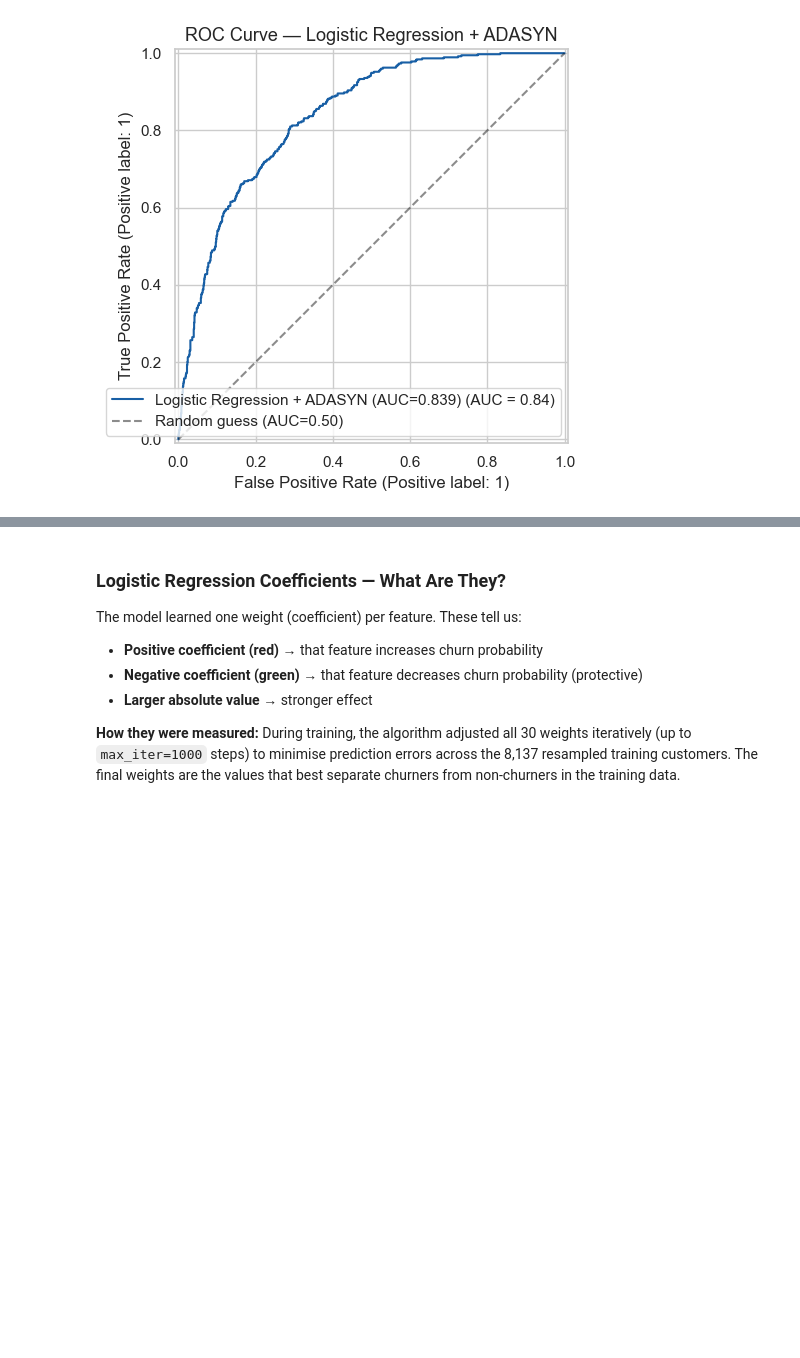
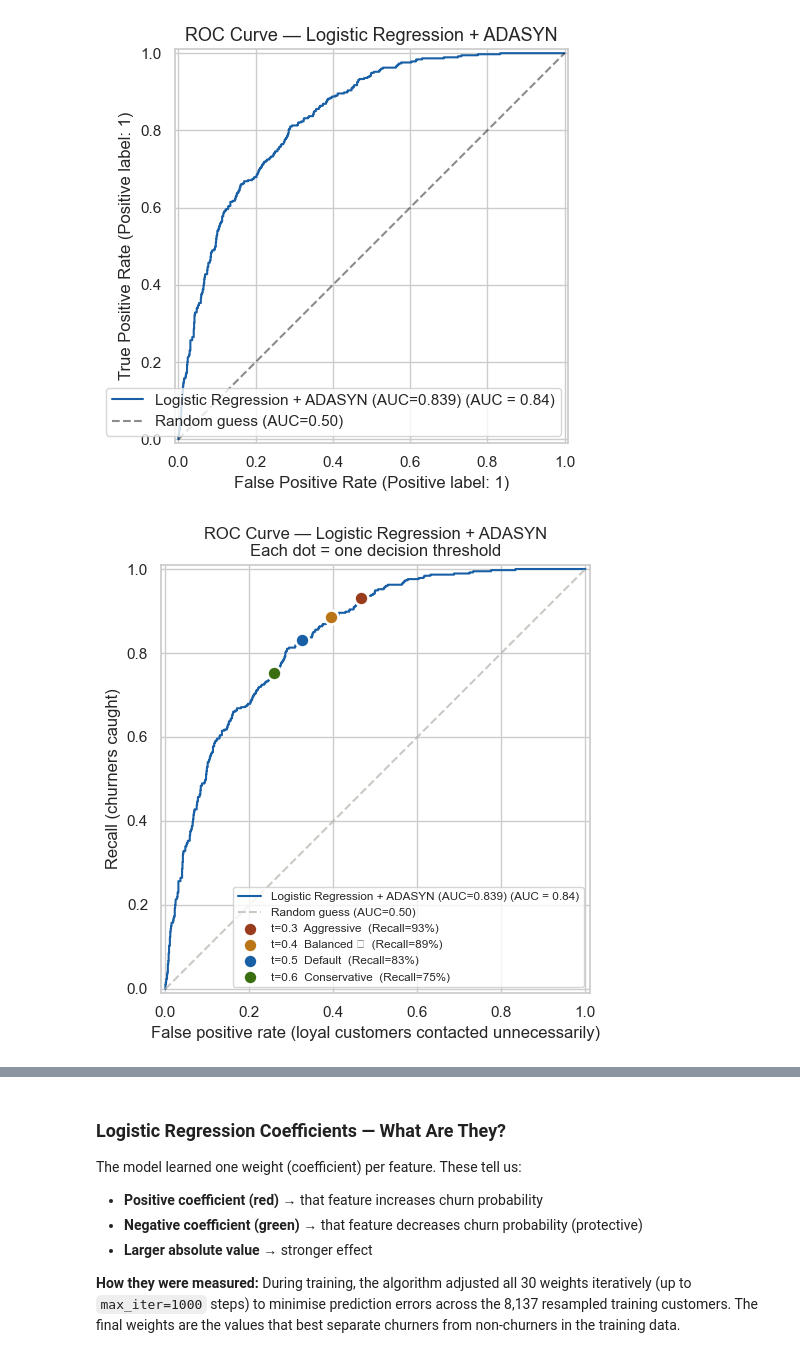
Before and after one commit to talesthury/htw_mpmd_2025_advanced_analytics_churn_prediction, a Jupyter notebook: notebook/telco_churn_crisp_dm.ipynb, the cells around one changed output, grey strips where cells are left out. Saved outputs shown, nothing was run; the diff lists cells and outputs as text; code cells hidden in the pictures; blank space fills up the shorter version.

```diff
--- a/notebook/telco_churn_crisp_dm.ipynb
+++ b/notebook/telco_churn_crisp_dm.ipynb
@@ -671,3 +863,41 @@ plt.tight_layout()
 plt.show()
 # %% [output]
 [figure]
+# %%
+# ── ROC CURVE WITH THRESHOLD MARKERS ──────────────────────────────────────────
+fig, ax = plt.subplots(figsize=(7, 5.5))
+
+RocCurveDisplay.from_predictions(
+    y_test, y_prob,
+    name=f'Logistic Regression + ADASYN (AUC={roc_auc_score(y_test, y_prob):.3f})',
+    ax=ax, color='#185FA5')
+
+ax.plot([0,1],[0,1],'--', color='#B4B2A9',
+        label='Random guess (AUC=0.50)', alpha=0.7)
+
+tested  = [0.30, 0.40, 0.50, 0.60]
+COLORS  = {0.30:'#993C1D', 0.40:'#BA7517', 0.50:'#185FA5', 0.60:'#3B6D11'}
+STYLE   = {0.30:'Aggressive', 0.40:'Balanced ★', 0.50:'Default', 0.60:'Conservative'}
+
+for t in tested:
+    flagged = (y_prob >= t).astype(int)
+    tp = ((flagged==1) & (y_test==1)).sum()
+    fp = ((flagged==1) & (y_test==0)).sum()
+    fn = ((flagged==0) & (y_test==1)).sum()
+    tn = ((flagged==0) & (y_test==0)).sum()
+    fpr = fp / (fp + tn) if (fp + tn) > 0 else 0
+    tpr = tp / (tp + fn) if (tp + fn) > 0 else 0
+
+    ax.scatter(fpr, tpr, s=100, color=COLORS[t],
+               zorder=6, edgecolors='white', linewidths=1.8,
+               label=f't={t}  {STYLE[t]}  (Recall={tpr:.0%})')
+
+ax.set_title('ROC Curve — Logistic Regression + ADASYN\n'
+             'Each dot = one decision threshold', fontsize=12)
+ax.set_xlabel('False positive rate (loyal customers contacted unnecessarily)')
+ax.set_ylabel('Recall (churners caught)')
+ax.legend(loc='lower right', fontsize=8.5)
+plt.tight_layout()
+plt.show()
+# %% [output]
+[figure, added]
```
Also changed, not shown: parts of 3 cells of this notebook.
